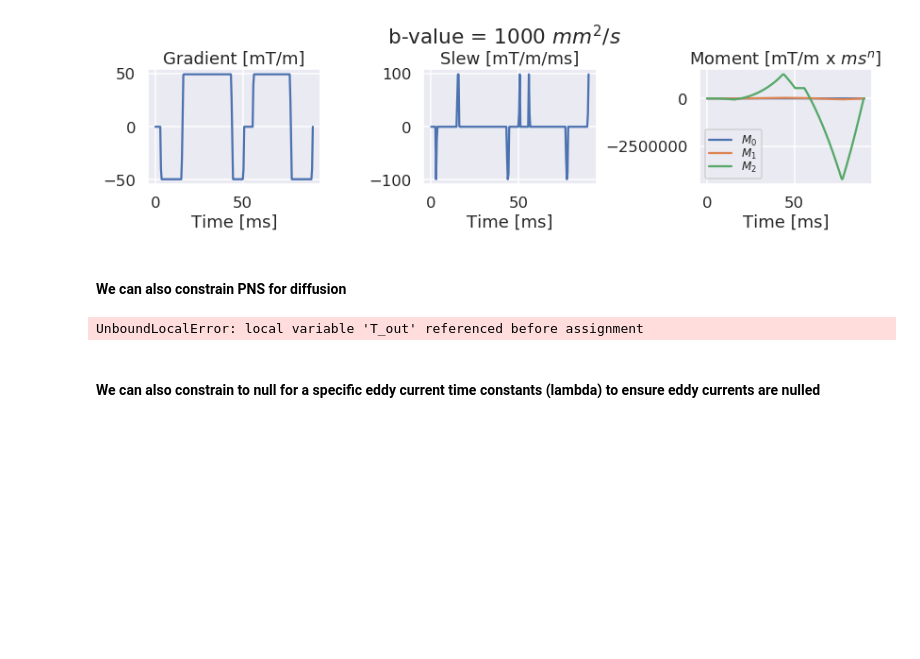
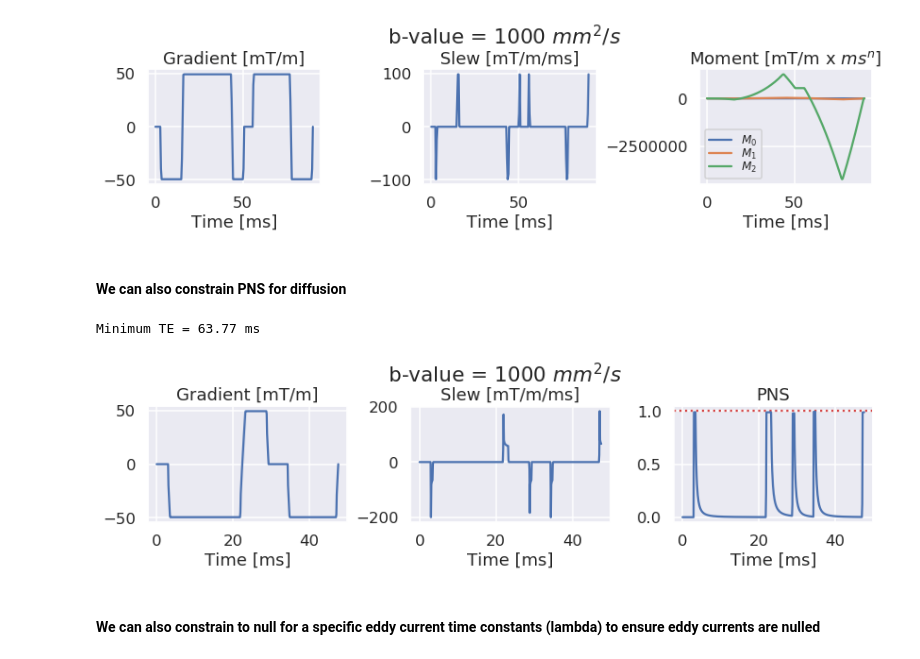
Before and after one commit to mloecher/gropt, a Jupyter notebook: python/ismrm_demo.ipynb, the cells around one changed output. Saved outputs shown, nothing was run; the diff lists cells and outputs as text; code cells hidden in the pictures; blank space fills up the shorter version.

```diff
--- a/python/ismrm_demo.ipynb
+++ b/python/ismrm_demo.ipynb
@@ -272,31 +272,32 @@ Minimum TE = 106.56 ms
 # %%
 params = {}
 params['mode'] = 'diff_bval'
 params['MMT'] = 0
-params['gmax'] = 0.05
+params['gmax'] = 50
 
 # ************
 # Use maximum slew rate
 # ************
 params['smax'] = 200.0
 
 params['T_readout'] = 16.0
 params['T_90'] = 3
 params['T_180'] = 5
-params['dt'] = 400e-6
+params['dt'] = 100e-6
 bval = 1000
 
 # ************
 # Add PNS contraint
 # ************
 params['pns_thresh'] = 1.0
 
 
 G_min, T_min = get_min_TE(params, bval, min_TE = 40, max_TE = 120)
 print('Minimum TE =', round(T_min,2), 'ms')
 plot_waveform(G_min, params, plot_moments = False, plot_eddy = False, plot_pns = True, plot_slew = True)
 # %% [output]
-UnboundLocalError: local variable 'T_out' referenced before assignment
+Minimum TE = 63.77 ms
+[figure, added]
 # %% [markdown]
 #### We can also constrain to null for a specific eddy current time constants (lambda) to ensure eddy currents are nulled
 # %%
```
Also changed, not shown: parts of 10 cells of this notebook, 3 other files.
